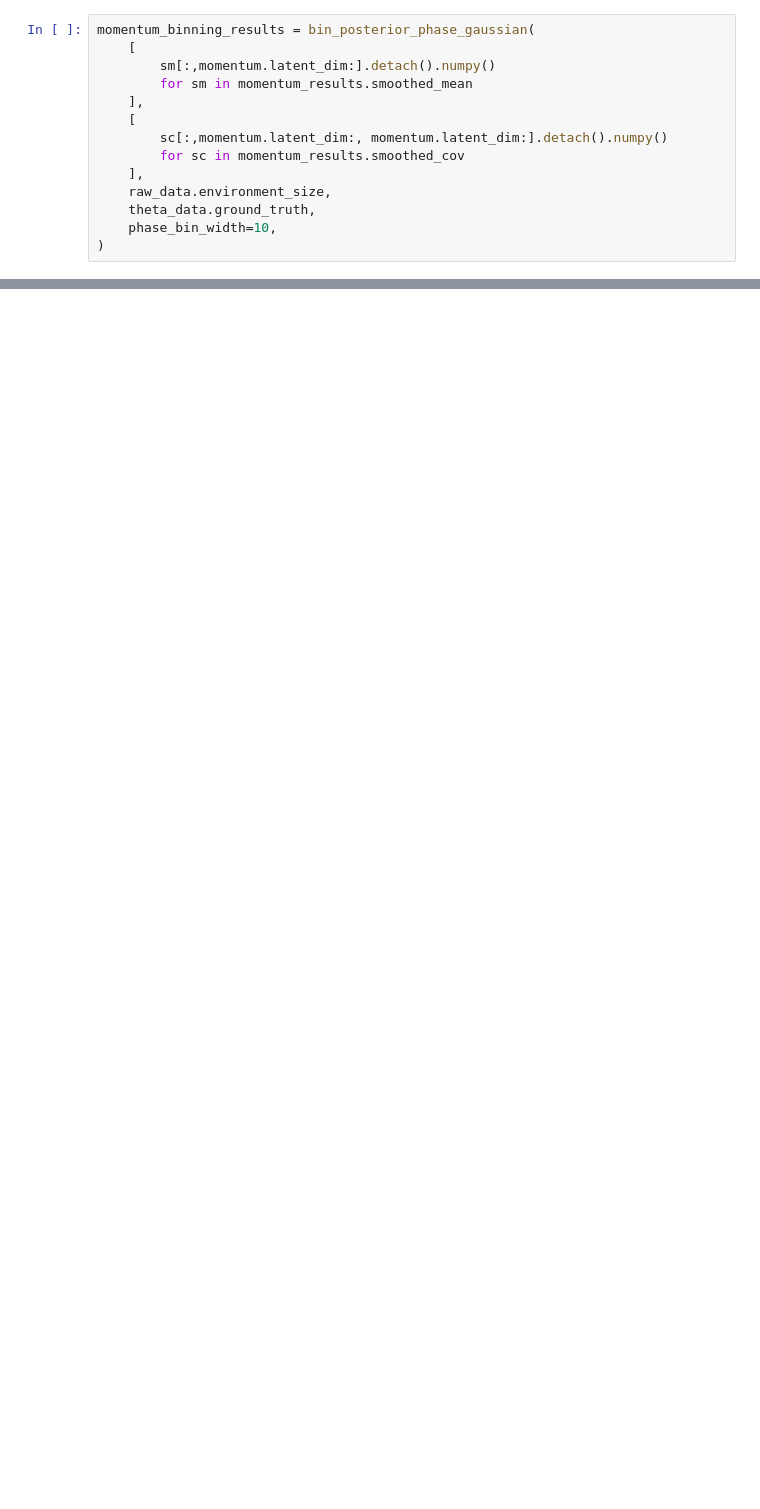
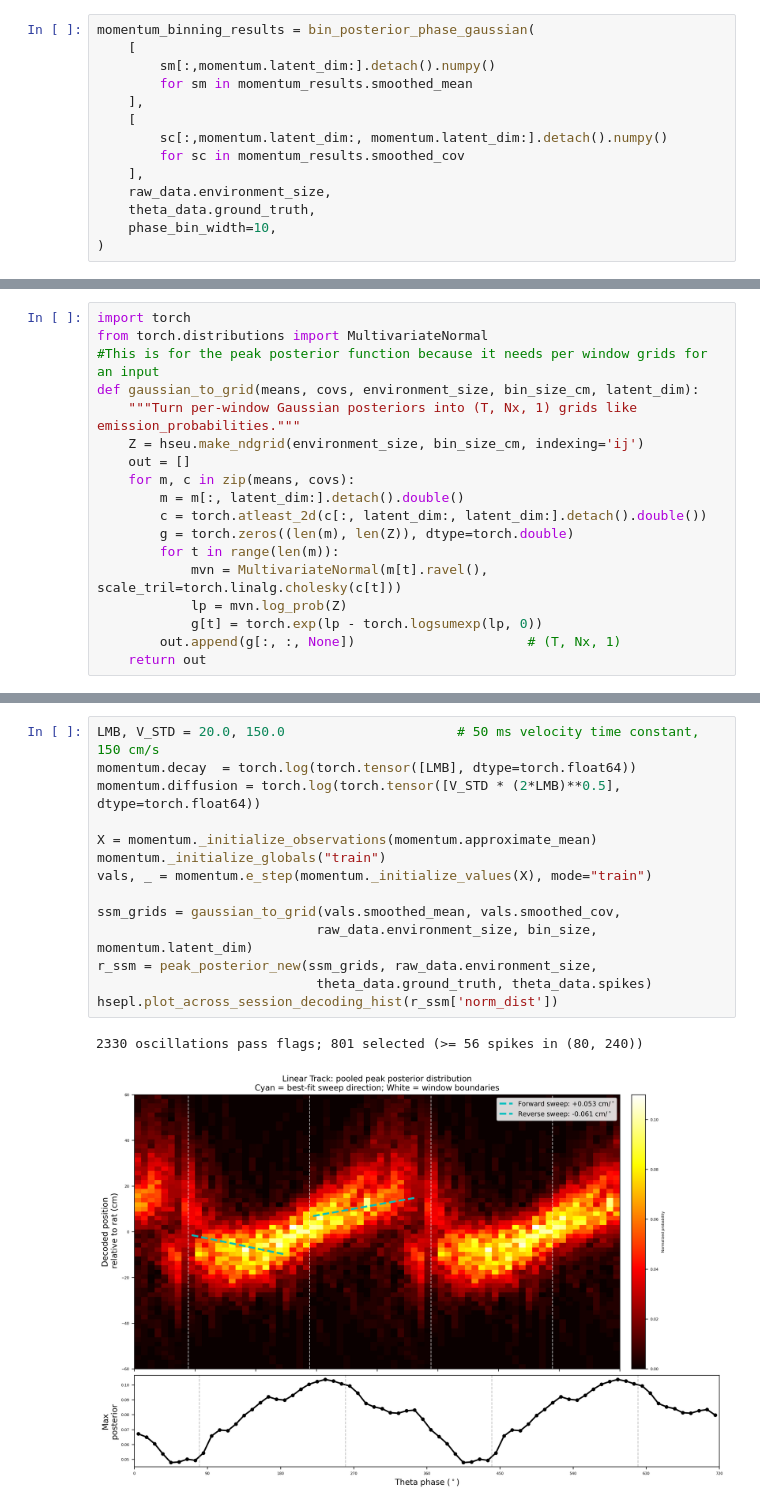
Before and after one commit to Zhang-CNL/PO-OU, a Jupyter notebook: notebooks/test_analysis.ipynb, the cells around one changed output, grey strips where cells are left out. Saved outputs shown, nothing was run; the diff lists cells and outputs as text; blank space fills up the shorter version.

```diff
--- a/notebooks/test_analysis.ipynb
+++ b/notebooks/test_analysis.ipynb
@@ -312,0 +339,18 @@ hsepl.plot_across_session_decoding_hist(
+# %%
+import torch
+from torch.distributions import MultivariateNormal
+#This is for the peak posterior function because it needs per window grids for an input
+def gaussian_to_grid(means, covs, environment_size, bin_size_cm, latent_dim):
+    """Turn per-window Gaussian posteriors into (T, Nx, 1) grids like emission_probabilities."""
+    Z = hseu.make_ndgrid(environment_size, bin_size_cm, indexing='ij')
+    out = []
+    for m, c in zip(means, covs):
+        m = m[:, latent_dim:].detach().double()
+        c = torch.atleast_2d(c[:, latent_dim:, latent_dim:].detach().double())
+        g = torch.zeros((len(m), len(Z)), dtype=torch.double)
+        for t in range(len(m)):
+            mvn = MultivariateNormal(m[t].ravel(), scale_tril=torch.linalg.cholesky(c[t]))
+            lp = mvn.log_prob(Z)
+            g[t] = torch.exp(lp - torch.logsumexp(lp, 0))
+        out.append(g[:, :, None])                      # (T, Nx, 1)
+    return out
@@ -312,0 +549,17 @@ hsepl.plot_across_session_decoding_hist(
+# %%
+LMB, V_STD = 20.0, 150.0                      # 50 ms velocity time constant, 150 cm/s
+momentum.decay  = torch.log(torch.tensor([LMB], dtype=torch.float64))
+momentum.diffusion = torch.log(torch.tensor([V_STD * (2*LMB)**0.5], dtype=torch.float64))
+
+X = momentum._initialize_observations(momentum.approximate_mean)
+momentum._initialize_globals("train")
+vals, _ = momentum.e_step(momentum._initialize_values(X), mode="train")
+
+ssm_grids = gaussian_to_grid(vals.smoothed_mean, vals.smoothed_cov,
+                            raw_data.environment_size, bin_size, momentum.latent_dim)
+r_ssm = peak_posterior_new(ssm_grids, raw_data.environment_size,
+                            theta_data.ground_truth, theta_data.spikes)
+hsepl.plot_across_session_decoding_hist(r_ssm['norm_dist'])
+# %% [output]
+2330 oscillations pass flags; 801 selected (>= 56 spikes in (80, 240))
+[figure, added]
```
Also changed, not shown: parts of 16 cells of this notebook, 5 other files.
